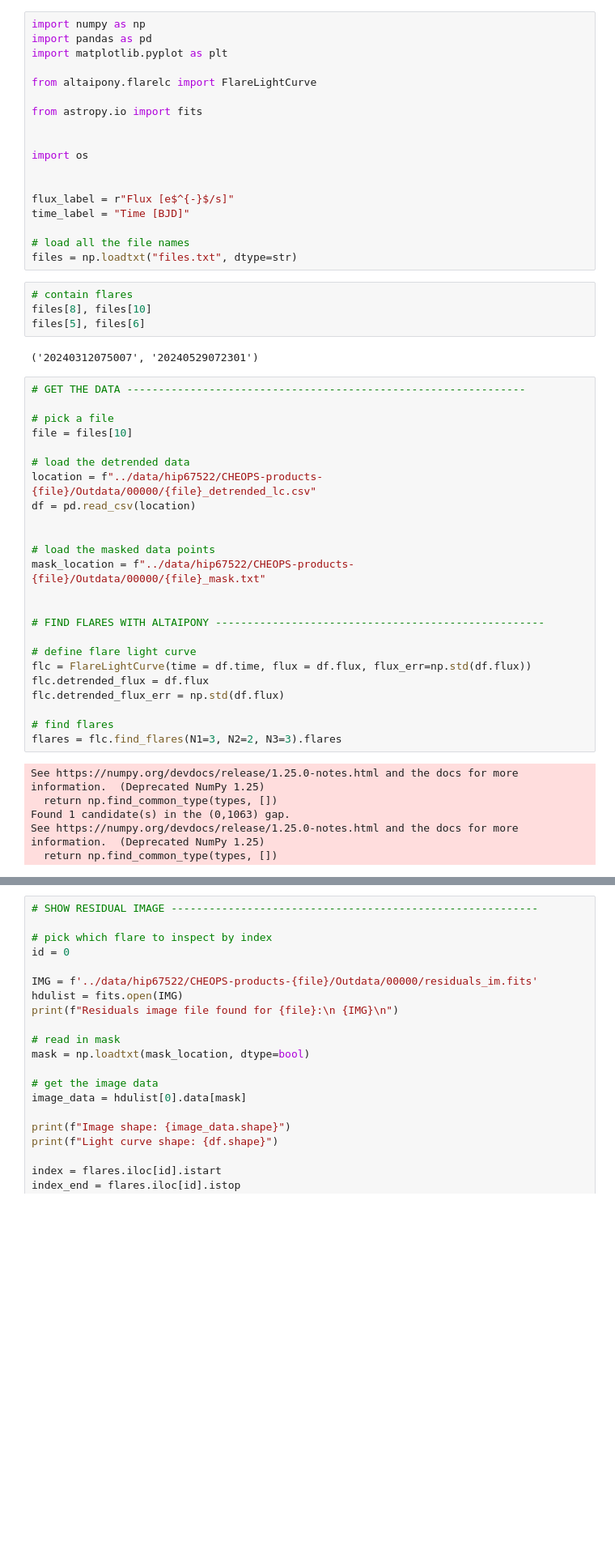
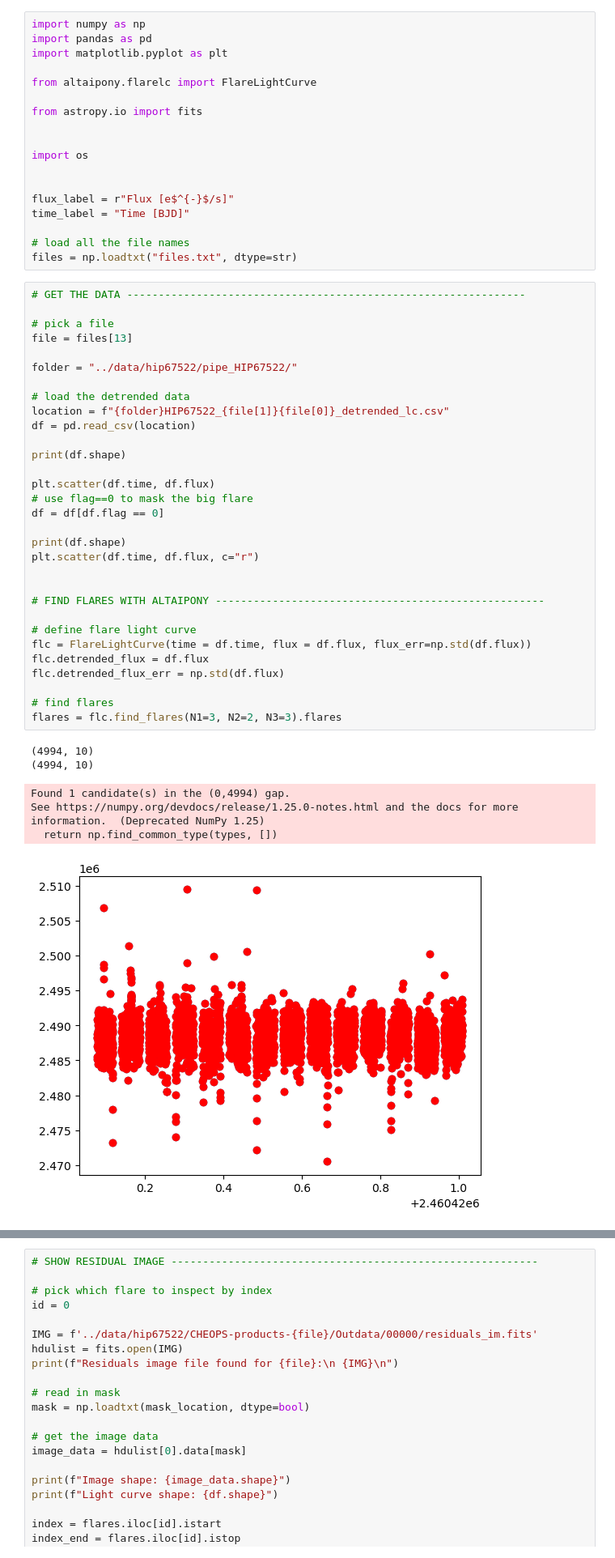
Before and after one commit to ekaterinailin/hip67522-spi, a Jupyter notebook: find_flare_candidates.ipynb, the cells around one changed output, grey strips where cells are left out. Shown at 81% size. Saved outputs shown, nothing was run; the diff lists cells and outputs as text; blank space fills up the shorter version.

```diff
--- a/find_flare_candidates.ipynb
+++ b/find_flare_candidates.ipynb
@@ -16,42 +16,44 @@ time_label = "Time [BJD]"
 
 # load all the file names
 files = np.loadtxt("files.txt", dtype=str)
-# %%
-# contain flares
-files[8], files[10]
-files[5], files[6]
-# %% [output]
-('20240312075007', '20240529072301')
 # %%
 # GET THE DATA ---------------------------------------------------------------
 
 # pick a file
-file = files[10]
+file = files[13]
+
+folder = "../data/hip67522/pipe_HIP67522/"
 
 # load the detrended data
-location = f"../data/hip67522/CHEOPS-products-{file}/Outdata/00000/{file}_detrended_lc.csv"
+location = f"{folder}HIP67522_{file[1]}{file[0]}_detrended_lc.csv"
 df = pd.read_csv(location)
 
+print(df.shape)
 
-# load the masked data points
-mask_location = f"../data/hip67522/CHEOPS-products-{file}/Outdata/00000/{file}_mask.txt"
+plt.scatter(df.time, df.flux)
+# use flag==0 to mask the big flare
+df = df[df.flag == 0]
+
+print(df.shape)
+plt.scatter(df.time, df.flux, c="r")
 
 
 # FIND FLARES WITH ALTAIPONY ----------------------------------------------------
 
 # define flare light curve
 flc = FlareLightCurve(time = df.time, flux = df.flux, flux_err=np.std(df.flux))
 flc.detrended_flux = df.flux
 flc.detrended_flux_err = np.std(df.flux)
 
 # find flares
 flares = flc.find_flares(N1=3, N2=2, N3=3).flares
 # %% [output]
-See https://numpy.org/devdocs/release/1.25.0-notes.html and the docs for more information.  (Deprecated NumPy 1.25)
-  return np.find_common_type(types, [])
-Found 1 candidate(s) in the (0,1063) gap.
-See https://numpy.org/devdocs/release/1.25.0-notes.html and the docs for more information.  (Deprecated NumPy 1.25)
-  return np.find_common_type(types, [])
+(4994, 10)
+(4994, 10)
+Found 1 candidate(s) in the (0,4994) gap.
+See https://numpy.org/devdocs/release/1.25.0-notes.html and the docs for more information.  (Deprecated NumPy 1.25)
+  return np.find_common_type(types, [])
+[figure, added]
 # %%
 %matplotlib inline
 # PLOT THE FLARE CANDIDATES ----------------------------------------------------------
```
Also changed, not shown: parts of 1 cell of this notebook, 2 other files.
